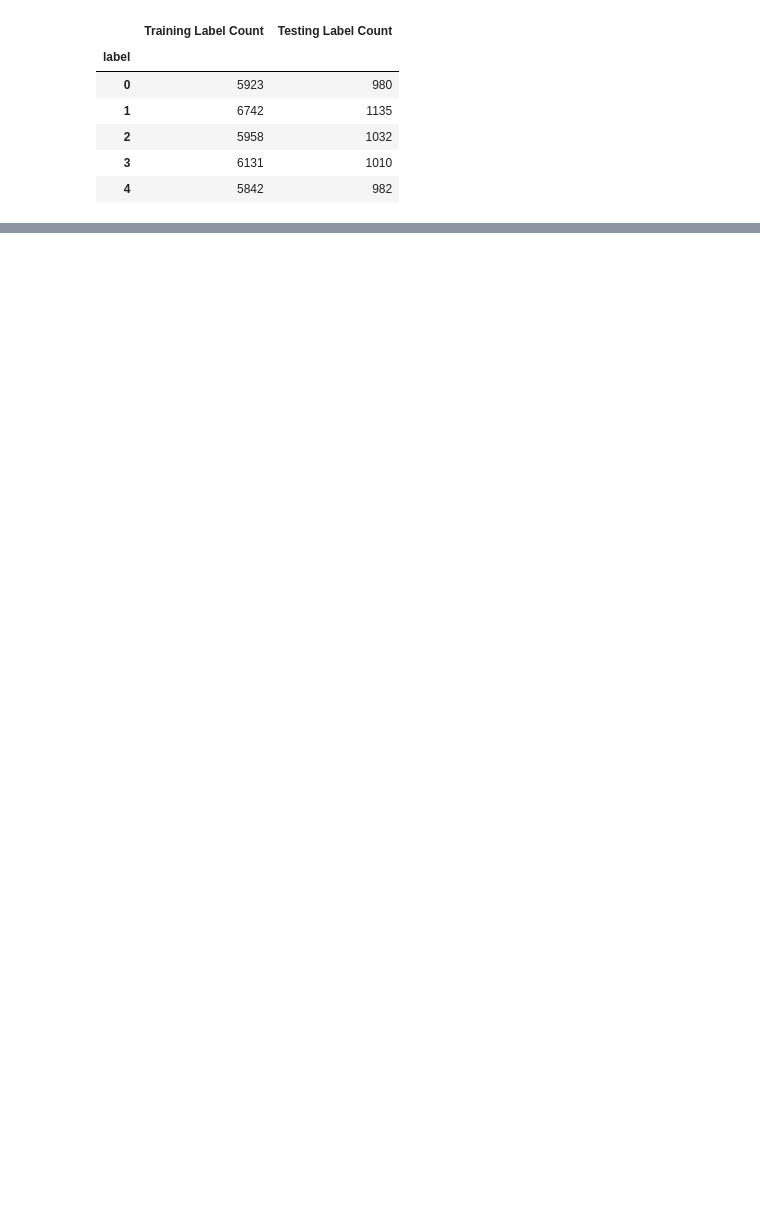
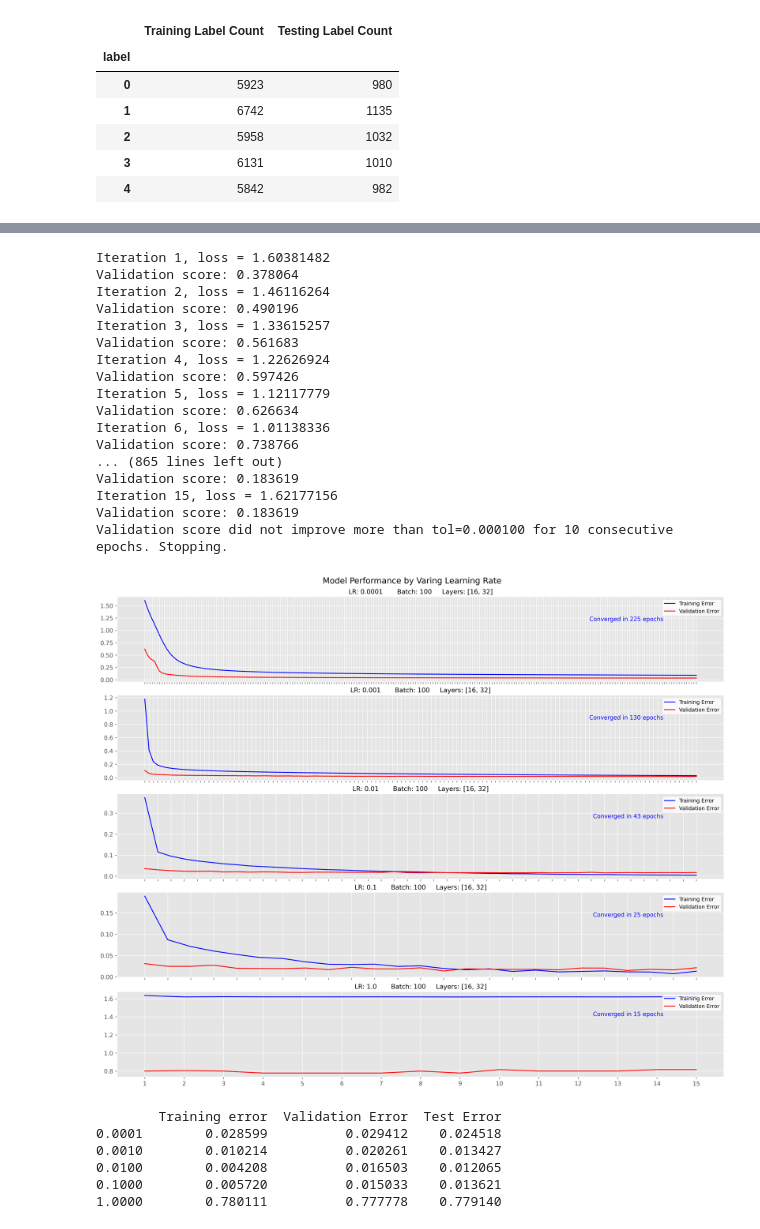
Before and after one commit to jayd719/ubiquitous-couscous, a Jupyter notebook: Assignment3/Task1.ipynb, the cells around one changed output, grey strips where cells are left out. Saved outputs shown, nothing was run; the diff lists cells and outputs as text; code cells hidden in the pictures; blank space fills up the shorter version.

```diff
--- a/Assignment3/Task1.ipynb
+++ b/Assignment3/Task1.ipynb
@@ -83,0 +185,4 @@ updated_labels
+# %%
+lrs  = [0.0001, 0.001, 0.01, 0.1, 1.0]
+batches = [10, 50, 100, 500, 1000]
+hidden_layers = [(2, 16), (16, 32), (64, 100)]
@@ -83,0 +239,61 @@ updated_labels
+# %%
+def plot_error_results(results,parameter="MISSING"):
+    df = pd.DataFrame(results).T
+    df.columns = ["Training error", "Validation Error", "Test Error"]
+    ax = df.plot(kind="bar", figsize=(15, 5), colormap="viridis", edgecolor="black")
+
+    ax.set_title(f"Errors With Varing {parameter}", fontsize=11, pad=5, color="black")
+    ax.set_ylabel("Error Rate", fontsize=12)
+    ax.set_xlabel(f"Models With Varing {parameter}", fontsize=12)
+    ax.legend(
+        title="Error Type",
+        fontsize=10,
+        facecolor="white",
+        labelcolor="black",
+        frameon=True
+    )
+    plt.xticks(rotation=45, ha="right")
+    plt.grid(axis="y", linestyle="--", alpha=0.7)
+    print(df)
+# %%
+# Try 5 different settings from 0.0001 to 1.0. What happens to the convergence properties of the NN
+fig, axes = plt.subplots(
+    nrows=len(lrs),
+    ncols=1,
+    figsize=(15, 12),
+    dpi=300,
+    constrained_layout=True
+)
+fig.suptitle("Model Performance by Varing Learning Rate", y=1.02, fontsize=14,color="black")
+results = {}
+for i,lr in enumerate(lrs):
+    model = train_and_plot(lr, BATCH_SIZE,NUM_HIDDN, X_train, y_train, axes[i])
+    results.update({lr:get_errors(model,X_train,y_train,X_val,y_val,X_test,y_test)})
+    del model
+plt.show()
+plot_error_results(results,"Learning Rate")
+# %% [output]
+Iteration 1, loss = 1.60381482
+Validation score: 0.378064
+Iteration 2, loss = 1.46116264
+Validation score: 0.490196
+Iteration 3, loss = 1.33615257
+Validation score: 0.561683
+Iteration 4, loss = 1.22626924
+Validation score: 0.597426
+Iteration 5, loss = 1.12117779
+Validation score: 0.626634
+Iteration 6, loss = 1.01138336
+Validation score: 0.738766
+... (865 lines left out)
+Validation score: 0.183619
+Iteration 15, loss = 1.62177156
+Validation score: 0.183619
+Validation score did not improve more than tol=0.000100 for 10 consecutive epochs. Stopping.
+[figure, added]
+        Training error  Validation Error  Test Error
+0.0001        0.028599          0.029412    0.024518
+0.0010        0.010214          0.020261    0.013427
+0.0100        0.004208          0.016503    0.012065
+0.1000        0.005720          0.015033    0.013621
+1.0000        0.780111          0.777778    0.779140
```
Also changed, not shown: parts of 32 cells of this notebook, 5 other files.
